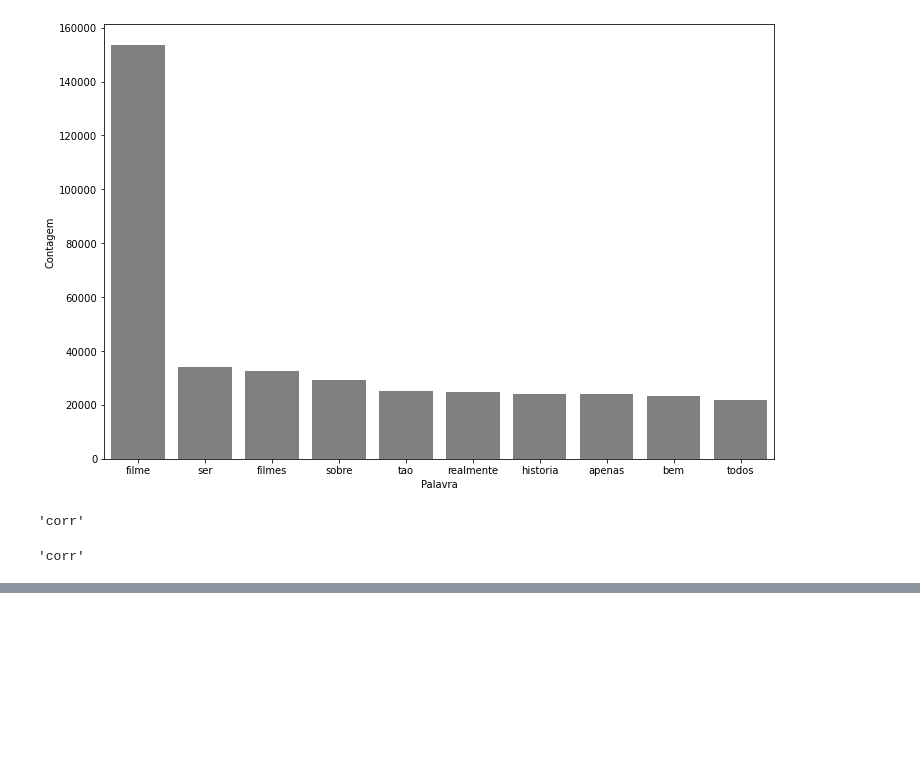
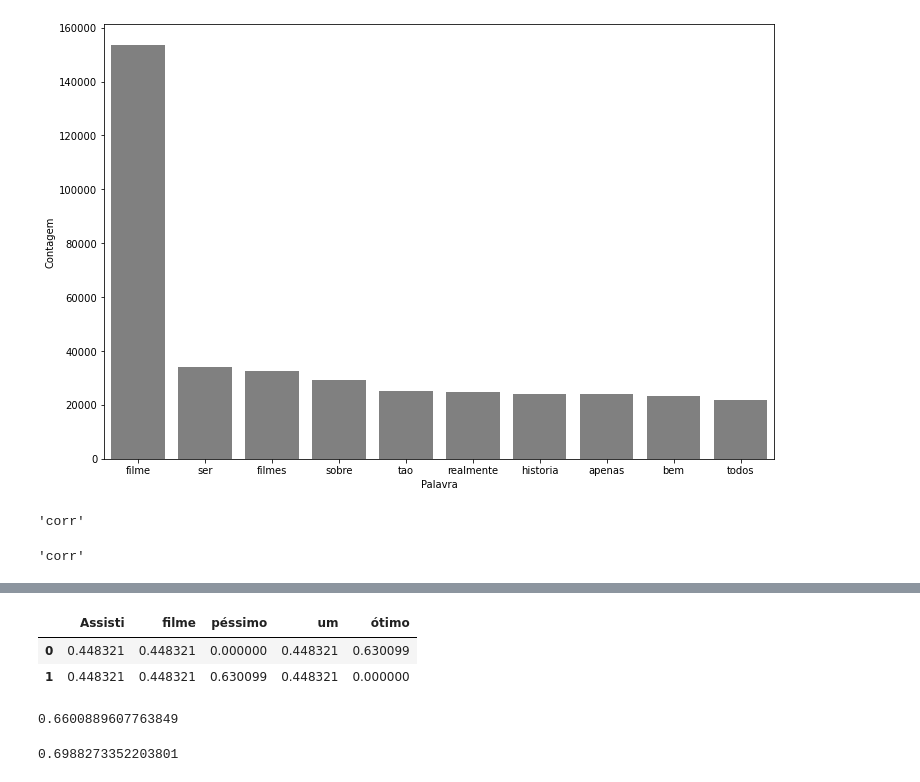
Before and after one commit to radoslz/curso-linguagem-natural-introducao-nlp, a Jupyter notebook: Curso part 2.ipynb, the cells around one changed output, grey strips where cells are left out. Saved outputs shown, nothing was run; the diff lists cells and outputs as text; code cells hidden in the pictures; blank space fills up the shorter version.

```diff
--- a/Curso part 2.ipynb
+++ b/Curso part 2.ipynb
@@ -255,0 +257,18 @@ NameError: name 'acuracia_tratamento4' is not defined
+# %%
+from sklearn.feature_extraction.text import TfidfVectorizer
+
+frases = ["Assisti um filme ótimo", "Assisti um filme péssimo"]
+
+tfidf = TfidfVectorizer(lowercase=False, max_features=50)
+
+caracteristicas = tfidf.fit_transform(frases)
+
+pd.DataFrame(
+    caracteristicas.todense(),
+    columns=tfidf.get_feature_names()
+
+)
+# %% [output]
+|  | Assisti | filme | péssimo | um | ótimo |
+| 0 | 0.448321 | 0.448321 | 0.000000 | 0.448321 | 0.630099 |
+| 1 | 0.448321 | 0.448321 | 0.630099 | 0.448321 | 0.000000 |
@@ -255,0 +277,18 @@ NameError: name 'acuracia_tratamento4' is not defined
+# %%
+tfidf_bruto = tfidf.fit_transform(data["text_pt"])
+treino, teste, classe_treino, classe_teste = train_test_split(tfidf_bruto, data["classificacao"], random_state = 42)
+
+regressao_logistica.fit(treino, classe_treino)
+acuracia_tfidf_bruto = regressao_logistica.score(teste, classe_teste)
+print(acuracia_tfidf_bruto)
+# %% [output]
+0.6600889607763849
+# %%
+tfidf_tratados = tfidf.fit_transform(data["tratamento_5"])
+treino, teste, classe_treino, classe_teste = train_test_split(tfidf_tratados, data["classificacao"], random_state = 42)
+
+regressao_logistica.fit(treino, classe_treino)
+acuracia_tfidf_tratados = regressao_logistica.score(teste, classe_teste)
+print(acuracia_tfidf_tratados)
+# %% [output]
+0.6988273352203801
```
Also changed, not shown: parts of 8 cells of this notebook.
